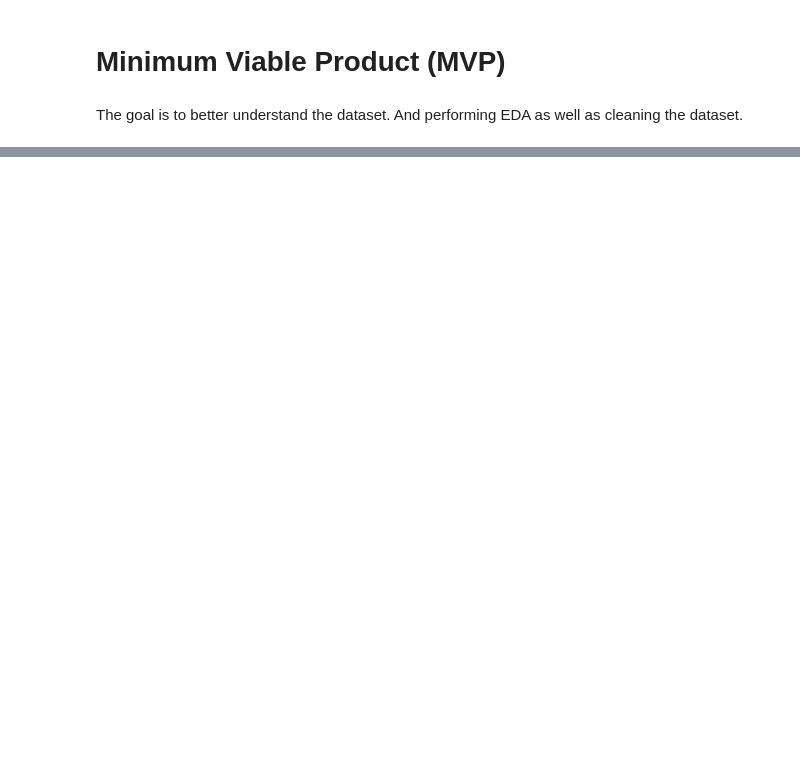
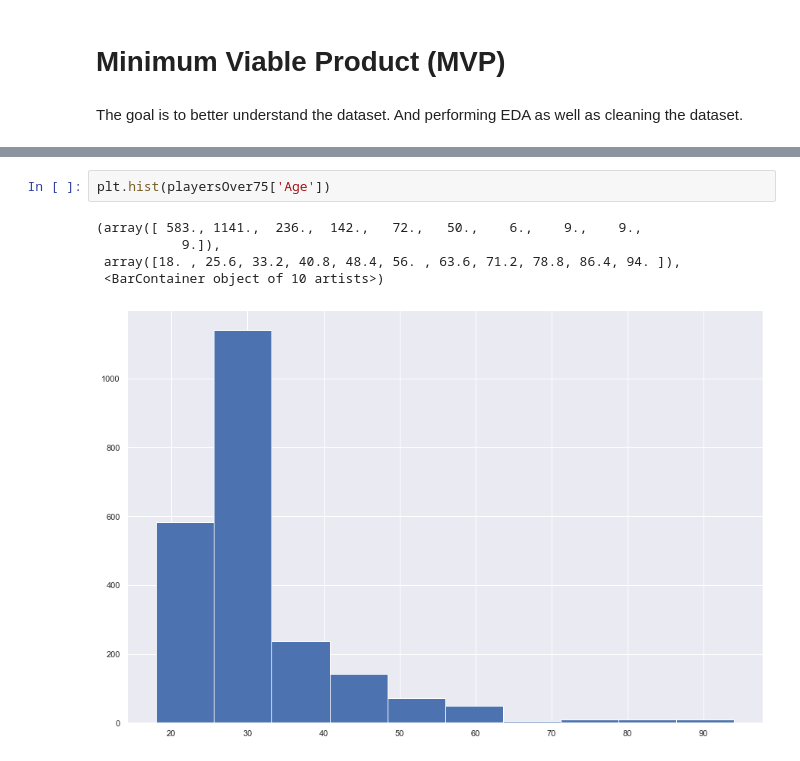
Before and after one commit to AbdulazizBardi/FlightRecommendation, a Jupyter notebook: MVP.ipynb, the cells around one changed output, grey strips where cells are left out. Saved outputs shown, nothing was run; the diff lists cells and outputs as text; blank space fills up the shorter version.

```diff
--- a/MVP.ipynb
+++ b/MVP.ipynb
@@ -71,0 +169,8 @@ sns.countplot(playersOver75['Position'])
+# %%
+plt.hist(playersOver75['Age'])
+# %% [output]
+(array([ 583., 1141.,  236.,  142.,   72.,   50.,    6.,    9.,    9.,
+           9.]),
+ array([18. , 25.6, 33.2, 40.8, 48.4, 56. , 63.6, 71.2, 78.8, 86.4, 94. ]),
+ <BarContainer object of 10 artists>)
+[figure, added]
```
Also changed, not shown: parts of 29 cells of this notebook.
